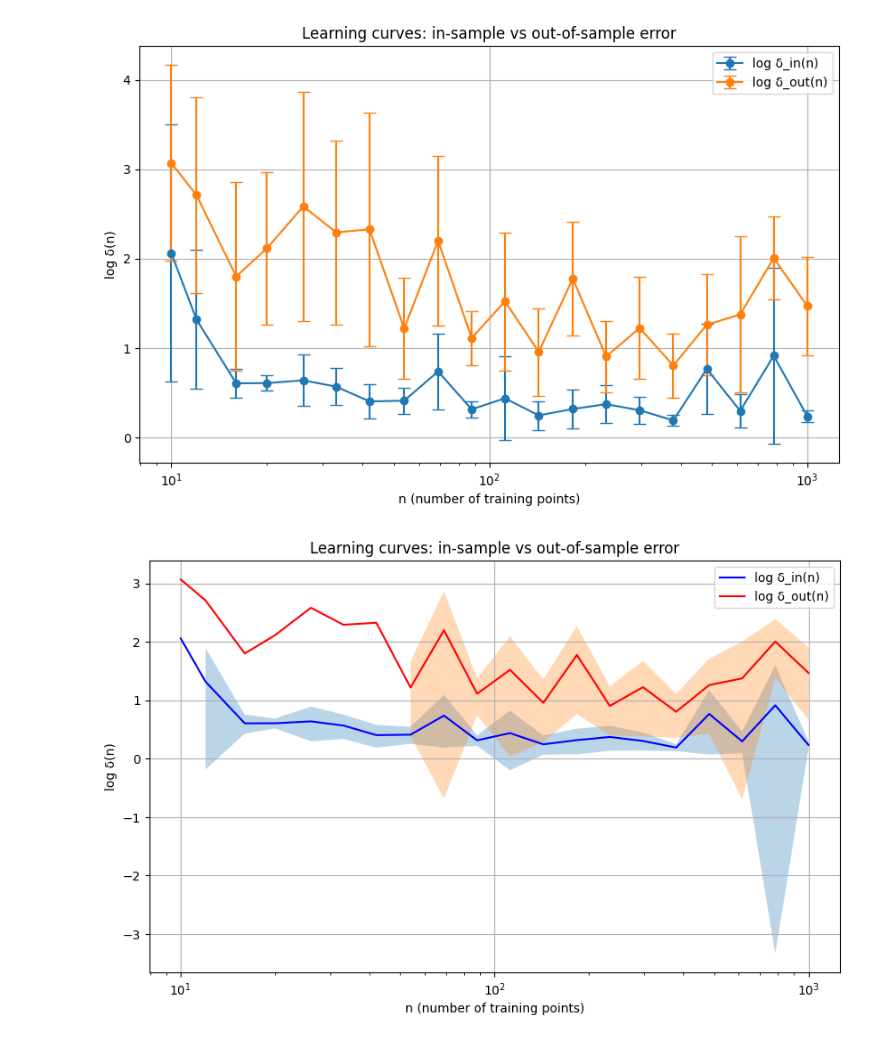
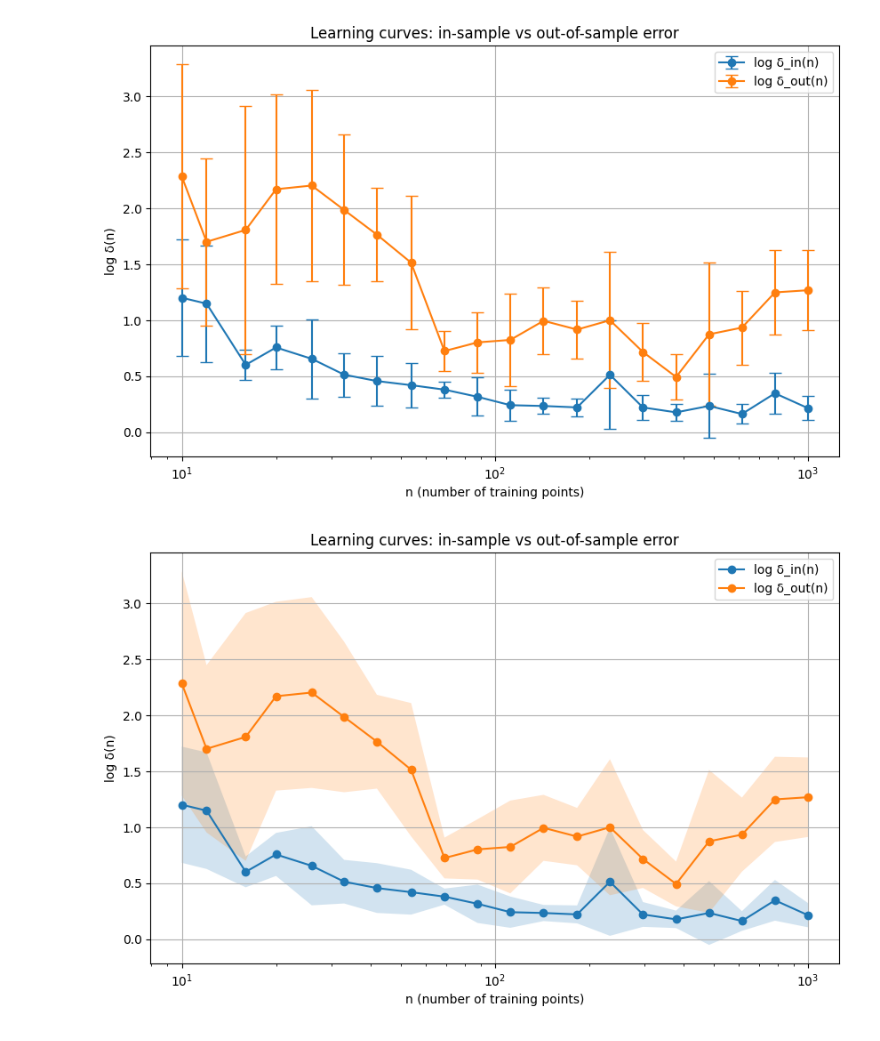
Before and after one commit to jbwenjoy/ESE-5460-Principals-of-Deep-Learning, a Jupyter notebook: hw4/ese546_hw4p4.ipynb, the cells around one changed output. Saved outputs shown, nothing was run; the diff lists cells and outputs as text; code cells hidden in the pictures.

```diff
--- a/hw4/ese546_hw4p4.ipynb
+++ b/hw4/ese546_hw4p4.ipynb
@@ -23,13 +23,13 @@ class MLP(nn.Module):
     def __init__(self):
         super().__init__()
         self.model = nn.Sequential(
-            nn.Linear(1, 64),
-            nn.BatchNorm1d(64),
+            nn.Linear(1, 128),
+            nn.BatchNorm1d(128),
             nn.ReLU(),
-            nn.Linear(64, 64),
-            nn.BatchNorm1d(64),
+            nn.Linear(128, 128),
+            nn.BatchNorm1d(128),
             nn.ReLU(),
-            nn.Linear(64, 1)
+            nn.Linear(128, 1)
         )
 
     def forward(self, x):
@@ -38,7 +38,7 @@ class MLP(nn.Module):
 # Training function
 def train_model(X: torch.Tensor, y: torch.Tensor, epochs: int = 2000) -> MLP:
     model = MLP()
-    optimizer = torch.optim.Adam(model.parameters(), lr=0.01, weight_decay=1e-4)
+    optimizer = torch.optim.Adam(model.parameters(), lr=1e-3, weight_decay=1e-4)
     criterion = nn.MSELoss()
 
     for epoch in range(epochs):
@@ -48,6 +48,9 @@ def train_model(X: torch.Tensor, y: torch.Tensor, epochs: int = 2000) -> MLP:
         loss = criterion(y_pred, y)
         loss.backward()
         optimizer.step()
+
+        if (epoch + 1) % 500 == 0:
+            print(f'Epoch {epoch + 1}/{epochs}, Loss: {loss.item():.4f}', end='\r')
 
     return model
 
@@ -102,37 +119,28 @@ plt.grid(True)
 plt.title('Learning curves: in-sample vs out-of-sample error')
 plt.show()
 # %% [output]
-[figure, old version]
+[figure, new version]
 # %%
-# Compute mean and standard deviation for both δfin(n) and δfout(n)
-delta_in_means = [np.mean(results[n]['delta_in']) for n in ns]
-delta_in_stds = [np.std(results[n]['delta_in']) for n in ns]
-delta_out_means = [np.mean(results[n]['delta_out']) for n in ns]
-delta_out_stds = [np.std(results[n]['delta_out']) for n in ns]
+# Compute statistics
+delta_in_mean = [np.mean(results[n]['delta_in']) for n in ns]
+delta_in_std = [np.std(results[n]['delta_in']) for n in ns]
+delta_out_mean = [np.mean(results[n]['delta_out']) for n in ns]
+delta_out_std = [np.std(results[n]['delta_out']) for n in ns]
 
 # Create plot
 plt.figure(figsize=(10, 6))
-
-# Plot log δfin(n) with error bars
-plt.fill_between(ns,
-                 np.log(delta_in_means - delta_in_stds),
-                 np.log(delta_in_means + delta_in_stds),
-                 alpha=0.3)
-plt.plot(ns, np.log(delta_in_means), 'b-', label='log δ_in(n)')
-
-# Plot log δfout(n) with error bars
-plt.fill_between(ns,
-                 np.log(delta_out_means - delta_out_stds),
-                 np.log(delta_out_means + delta_out_stds),
-                 alpha=0.3)
-plt.plot(ns, np.log(delta_out_means), 'r-', label='log δ_out(n)')
-
+plt.plot(ns, np.log(delta_in_mean), label='log δ_in(n)', marker='o')
+plt.fill_between(ns, np.log(delta_in_mean) - np.array(delta_in_std) / np.array(delta_in_mean),
+                 np.log(delta_in_mean) + np.array(delta_in_std) / np.array(delta_in_mean), alpha=0.2)
+plt.plot(ns, np.log(delta_out_mean), label='log δ_out(n)', marker='o')
+plt.fill_between(ns, np.log(delta_out_mean) - np.array(delta_out_std) / np.array(delta_out_mean),
+                 np.log(delta_out_mean) + np.array(delta_out_std) / np.array(delta_out_mean), alpha=0.2)
 plt.xscale('log')
 plt.xlabel('n (number of training points)')
 plt.ylabel('log δ(n)')
 plt.legend()
 plt.grid(True)
 plt.title('Learning curves: in-sample vs out-of-sample error')
 plt.show()
 # %% [output]
-[figure, old version]
+[figure, new version]
```
Also changed, not shown: parts of 1 cell of this notebook, 3 other files.
